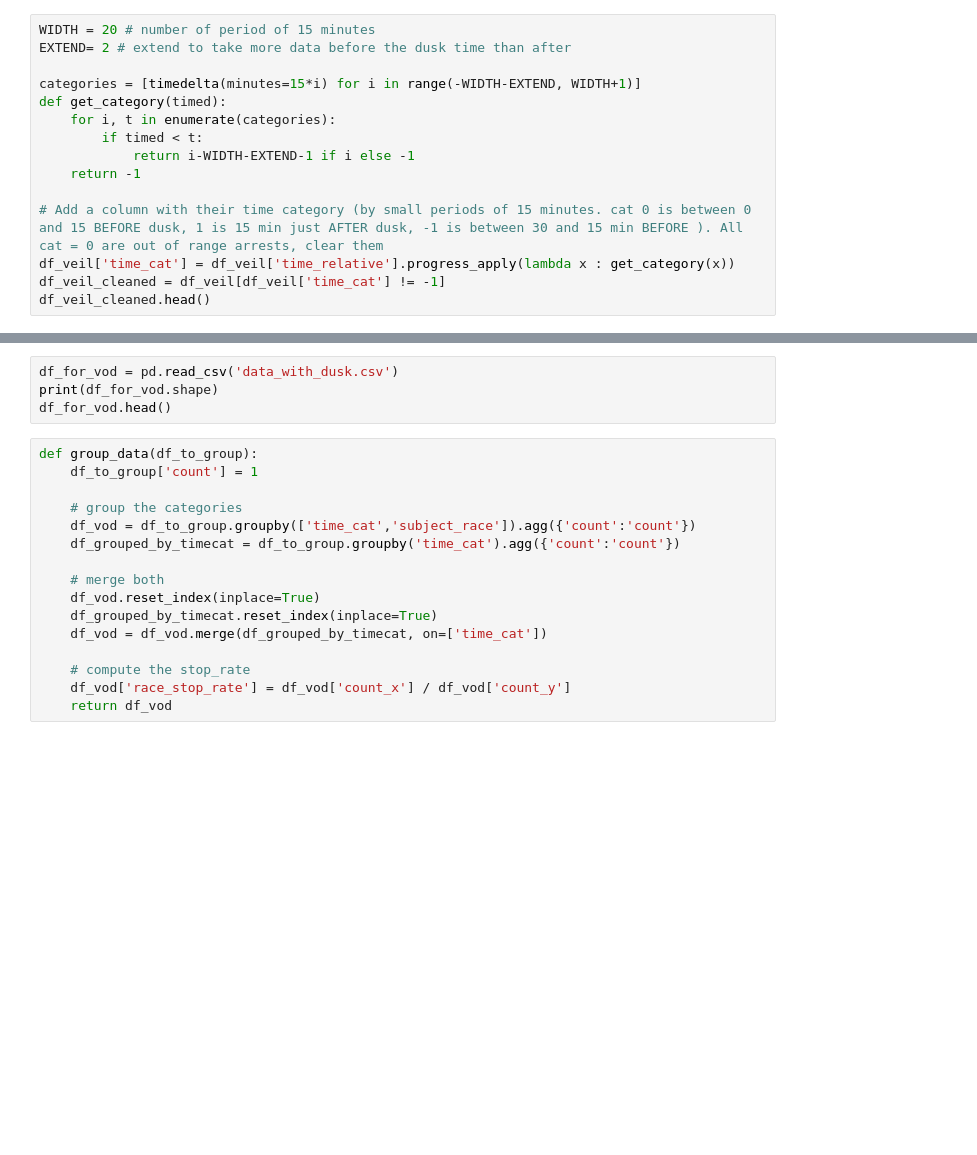
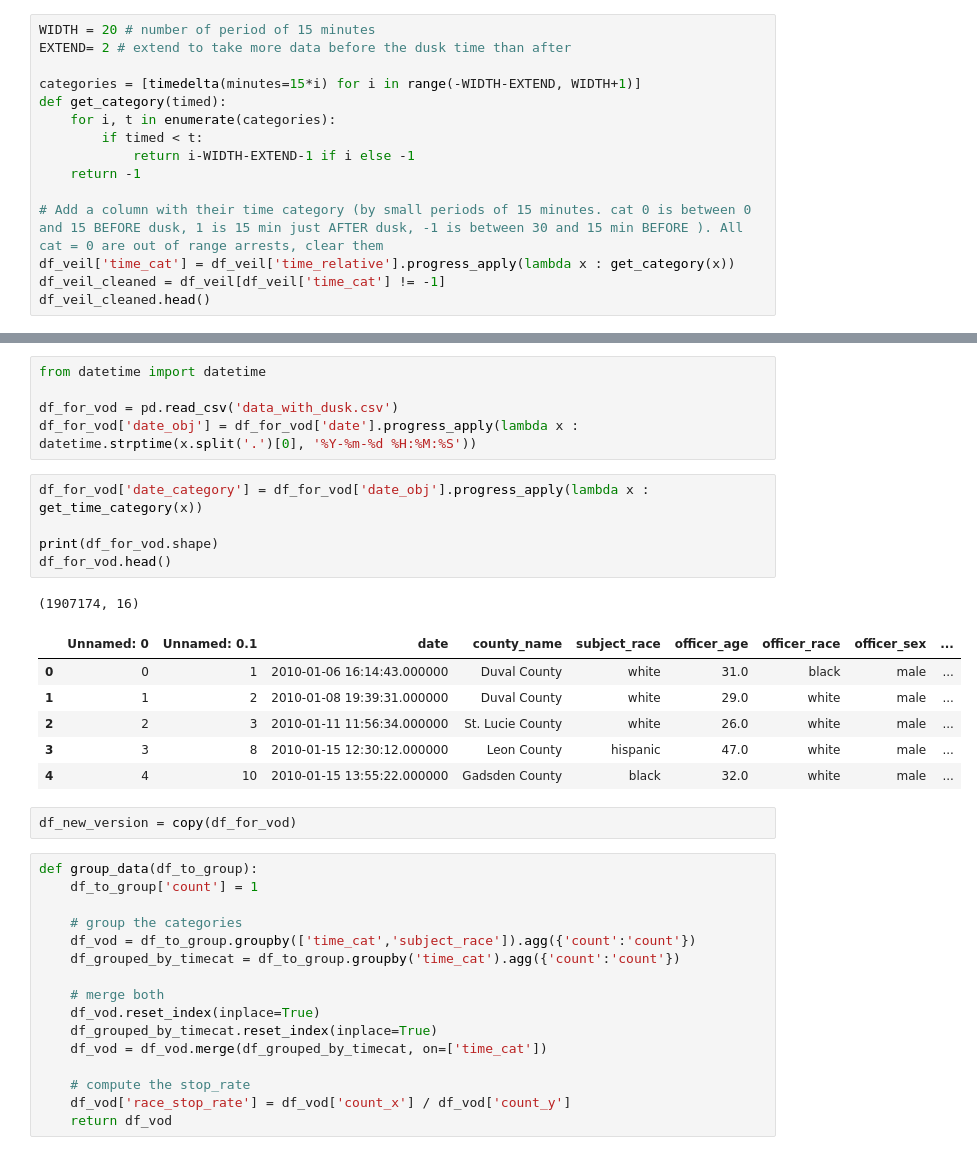
Before and after one commit to epfl-ada/ada-2020-project-milestone-p3-p3_vsl, a Jupyter notebook: notebook.ipynb, the cells around one changed output, grey strips where cells are left out. Drawn from its saved outputs; the diff is of its cells as text; blank space fills up the shorter version.

```diff
--- a/notebook.ipynb
+++ b/notebook.ipynb
@@ -638,7 +645,23 @@ df_for_vod.to_csv('data_with_dusk.csv')
+# %%
+from datetime import datetime
+
+df_for_vod = pd.read_csv('data_with_dusk.csv')
+df_for_vod['date_obj'] = df_for_vod['date'].progress_apply(lambda x : datetime.strptime(x.split('.')[0], '%Y-%m-%d %H:%M:%S'))
 # %%
-df_for_vod = pd.read_csv('data_with_dusk.csv')
+df_for_vod['date_category'] = df_for_vod['date_obj'].progress_apply(lambda x : get_time_category(x))
+
 print(df_for_vod.shape)
 df_for_vod.head()
+# %% [output]
+(1907174, 16)
+|  | Unnamed: 0 | Unnamed: 0.1 | date | county_name | subject_race | officer_age | officer_race | officer_sex | ... |
+| 0 | 0 | 1 | 2010-01-06 16:14:43.000000 | Duval County | white | 31.0 | black | male | ... |
+| 1 | 1 | 2 | 2010-01-08 19:39:31.000000 | Duval County | white | 29.0 | white | male | ... |
+| 2 | 2 | 3 | 2010-01-11 11:56:34.000000 | St. Lucie County | white | 26.0 | white | male | ... |
+| 3 | 3 | 8 | 2010-01-15 12:30:12.000000 | Leon County | hispanic | 47.0 | white | male | ... |
+| 4 | 4 | 10 | 2010-01-15 13:55:22.000000 | Gadsden County | black | 32.0 | white | male | ... |
+# %%
+df_new_version = copy(df_for_vod)
 # %%
 def group_data(df_to_group):
     df_to_group['count'] = 1
```
Also changed, not shown: parts of 14 cells of this notebook.
